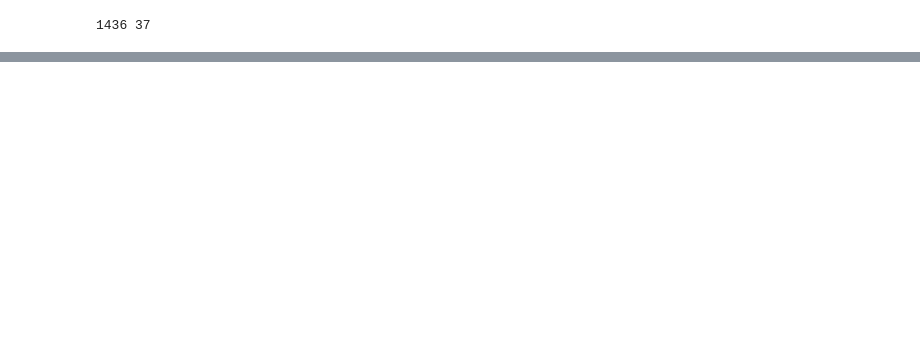
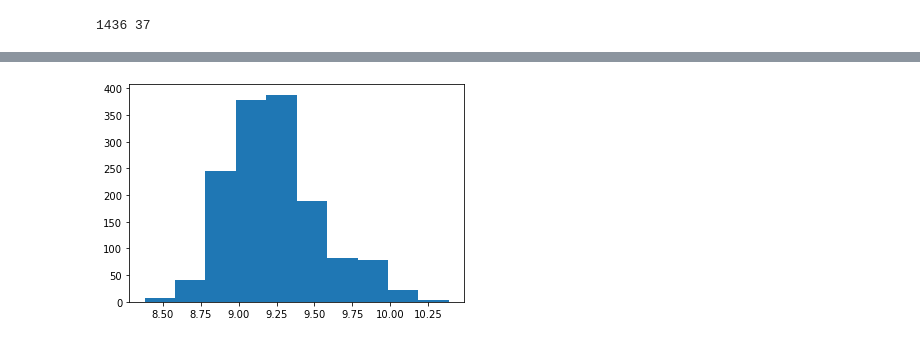
Before and after one commit to hyungilk/DataScience, a Jupyter notebook: PandasPractice.ipynb, the cells around one changed output, grey strips where cells are left out. Drawn from its saved outputs; the diff is of its cells as text; code cells hidden in the pictures; blank space fills up the shorter version.

```diff
--- a/PandasPractice.ipynb
+++ b/PandasPractice.ipynb
@@ -108,0 +63,8 @@ list(mlrData.columns.difference(["Price"]))
+# %%
+import math
+
+df["log_Price"] = df["Price"].apply(math.log)
+plt.hist(df.log_Price)
+plt.show()
+# %% [output]
+[figure, added]
```
Also changed, not shown: parts of 14 cells of this notebook.
